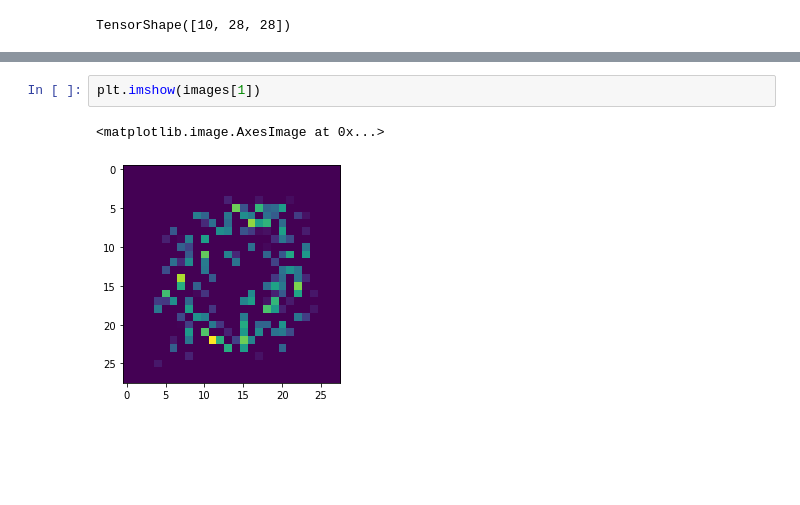
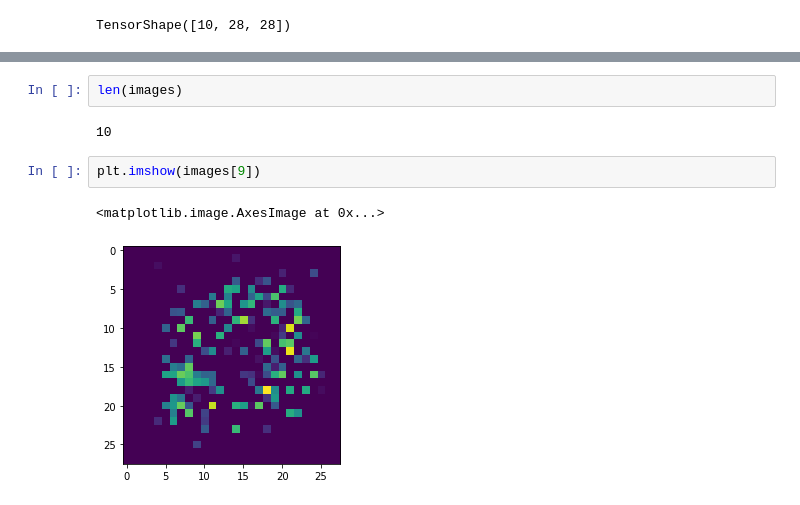
Before and after one commit to kacperlsky/Neural-Networks, a Jupyter notebook: GAN/First GAN.ipynb, the cells around one changed output, grey strips where cells are left out. Saved outputs shown, nothing was run; the diff lists cells and outputs as text; blank space fills up the shorter version.

```diff
--- a/GAN/First GAN.ipynb
+++ b/GAN/First GAN.ipynb
@@ -172,5 +179,9 @@ plt.imsave(fname='image1.png',arr=images[6])
+# %%
+len(images)
+# %% [output]
+10
 # %%
-plt.imshow(images[1])
+plt.imshow(images[9])
 # %% [output]
 <matplotlib.image.AxesImage at 0x...>
-[figure, old version]
+[figure, new version]
```
Also changed, not shown: parts of 3 cells of this notebook.
